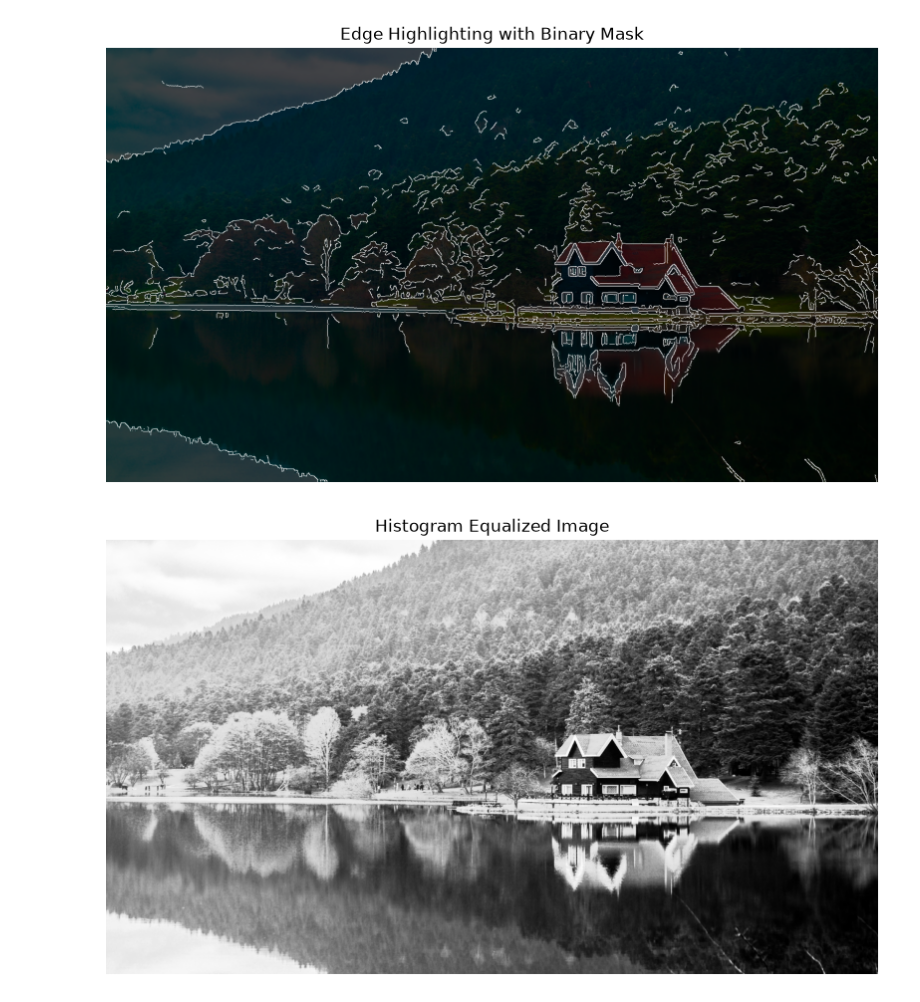
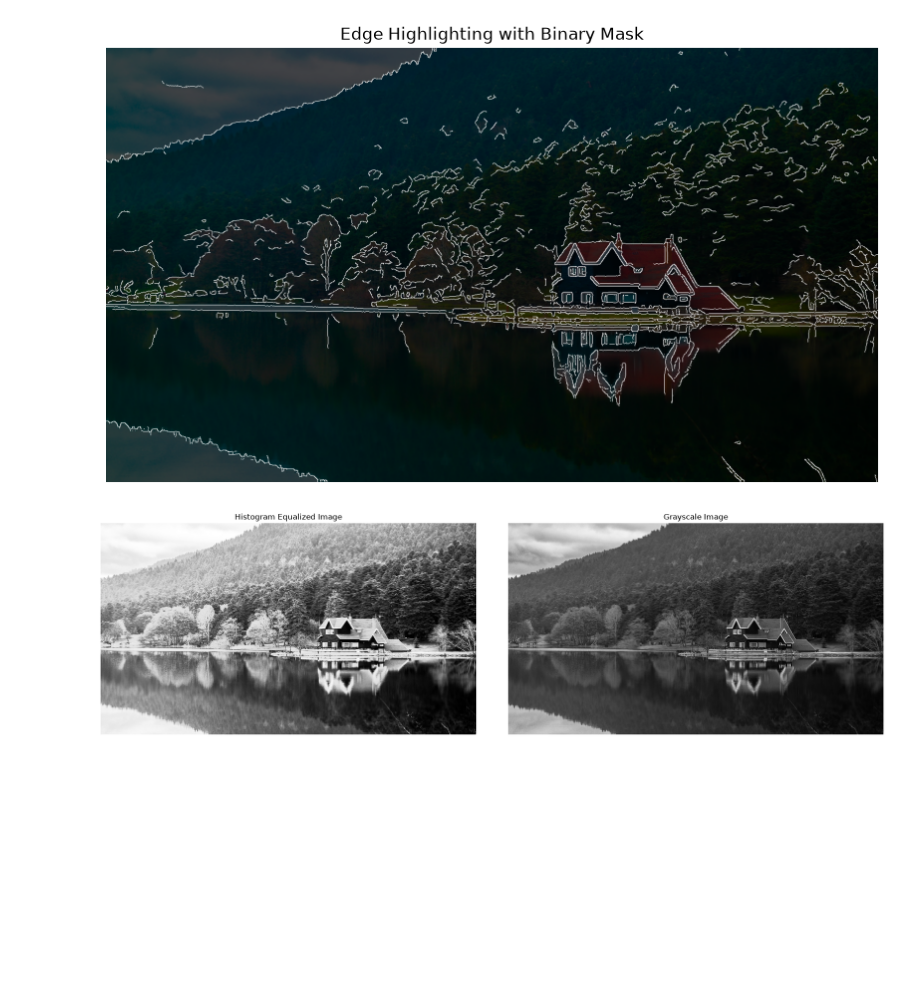
Before and after one commit to ealabas/cs523-hw1, a Jupyter notebook: Problem1.ipynb, the cells around one changed output. Drawn from its saved outputs; the diff is of its cells as text; code cells hidden in the pictures; blank space fills up the shorter version.

```diff
--- a/Problem1.ipynb
+++ b/Problem1.ipynb
@@ -88,14 +88,21 @@ plt.show()
 # %% [output]
 [figure]
 # %%
-# histogram equalization
+# histogram equalization.
 equalized_image = cv2.equalizeHist(grayscale_resized_image)
 
-plt.figure(figsize=(10,6))
-plt.imshow(equalized_image, cmap="gray")
-plt.title("Histogram Equalized Image")
-plt.axis("off")
+fig, axes = plt.subplots(1, 2, figsize=(18, 5))
+
+axes[0].imshow(equalized_image, cmap="gray")
+axes[0].set_title("Histogram Equalized Image")
+axes[0].axis("off")
+
+axes[1].imshow(grayscale_resized_image, cmap="gray")
+axes[1].set_title("Grayscale Image")
+axes[1].axis("off")
+
+plt.tight_layout()
 plt.show()
 # %% [output]
-[figure, old version]
+[figure, new version]
 # %%
```
Also changed, not shown: parts of 1 cell of this notebook.
